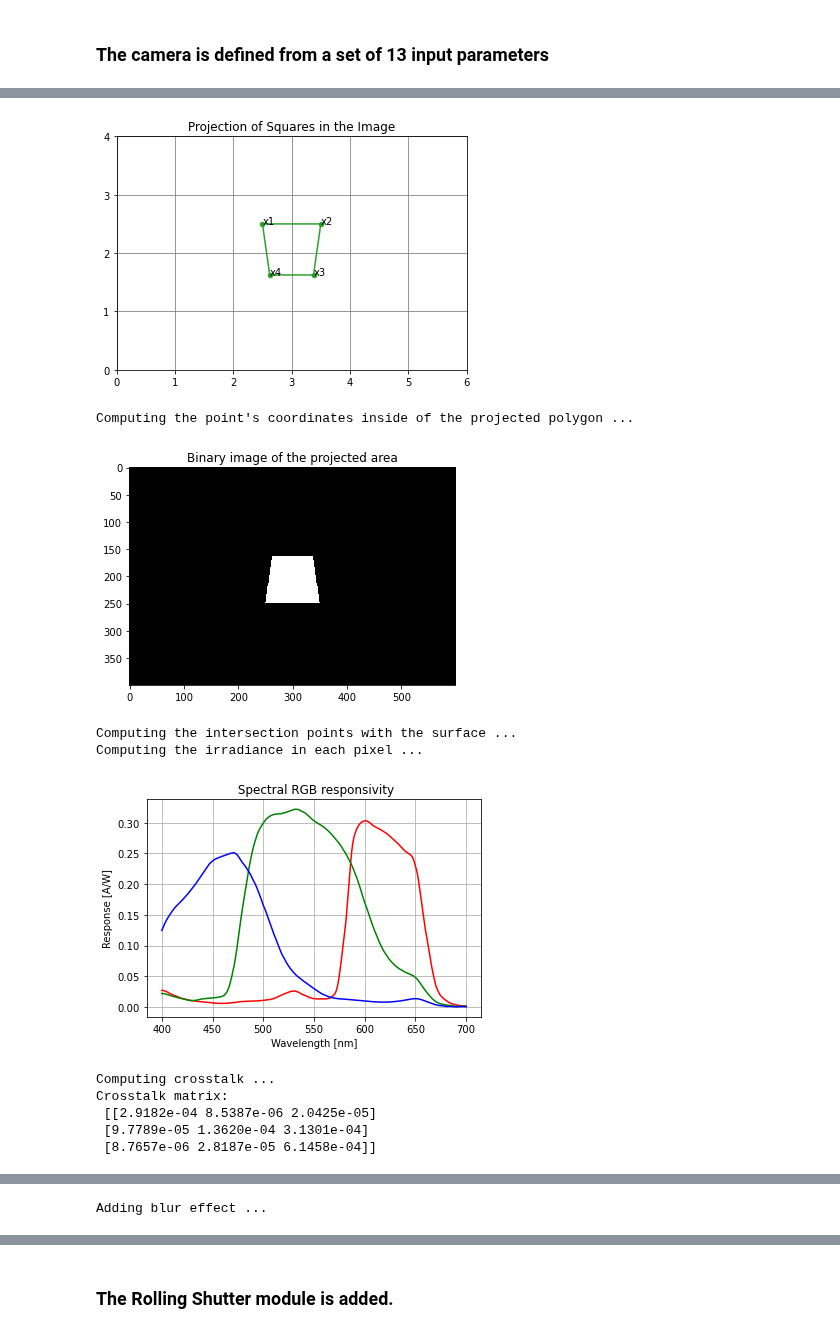
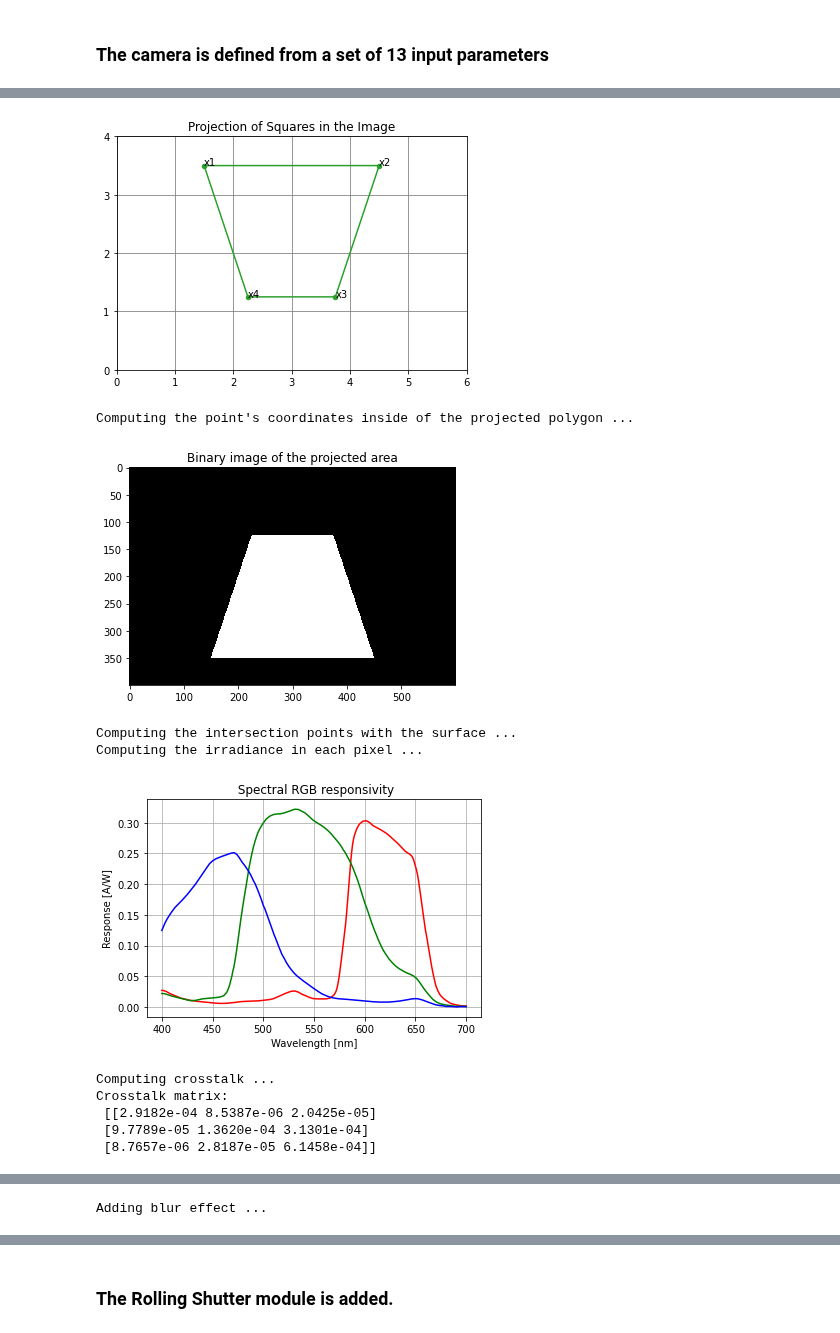
Before and after one commit to jufgutierrezgo/rs-vlc-model, a Jupyter notebook: rs-vlc-simulation.ipynb, the cells around one changed output, grey strips where cells are left out. Drawn from its saved outputs; the diff is of its cells as text; code cells hidden in the pictures.

```diff
--- a/rs-vlc-simulation.ipynb
+++ b/rs-vlc-simulation.ipynb
@@ -16,20 +16,18 @@ import numpy as np
 # %% [markdown]
 ### The trasmitter is defined as a Trasmitter type object from nine input parameters
 # %%
+
 transmitter = Transmitter(
         "Led1",
-        position=[0, 4, 8],
-        normal=[0, 0, -1],
+        position=[3, 4, 6],
+        normal=[0, 1, -1],
         mlambert=1,
         wavelengths=[620, 530, 475],
         fwhm=[20, 30, 20],
         modulation='ieee16',
-        frequency=4000,
+        frequency=2000,
         no_symbols=100,
         luminous_flux=5000
     )
-transmitter.plot_spd_normalized()
-transmitter.plot_spd_at_1lm()
-transmitter.plot_led_pattern()
 print(transmitter)
 # %% [output]
@@ -57,12 +52,12 @@ Total Power emmited by the Transmitter [W]:
 # %%
 surface = Surface(
     name="surfacePlaster",
-    position=[0, 4, 0],
+    position=[3, 4, 2],
     reflectance='plaster',
-    vertex1=[-1, -1, -1],
-    vertex2=[1, -1, -1],
-    vertex3=[1, 1, 1],
-    vertex4=[-1, 1, 1]
+    vertex1=[-1, 0, -1],
+    vertex2=[1, 0, -1],
+    vertex3=[1, 0, 1],
+    vertex4=[-1, 0, 1]
     )
 surface.plot_reflectance()
 surface._group_vertices()
@@ -71,15 +66,15 @@ surface._group_vertices()
 # %% [markdown]
 ### The camera is defined from a set of 13 input parameters
 # %%
-MX = 1.0e2  # number of pixels per unit distance in image coordinates in x direction
-MY = 1.0e2  # number of pixels per unit distance in image coordinates in y direction
+MX = 1e2  # number of pixels per unit distance in image coordinates in x direction
+MY = 1e2  # number of pixels per unit distance in image coordinates in y direction
 FOCAL_LENGTH = 3/MX  # focal length
 PX= 3/MX  # principal point x-coordinate
 PY= 2/MY  # principal point y-coordinate
 THETA_X = np.pi / 2.0  # roll angle
 THETA_Y = np.pi  # pitch angle
 THETA_Z = np.pi  # yaw angle
-C = np.array([0, -3, 0])  # camera centre
+C = np.array([3, 1, 2])  # camera centre
 IMAGE_HEIGTH = 4
 IMAGE_WIDTH = 6
 
@@ -124,6 +119,6 @@ Projection matrix (P):
-[figure, old version]
+[figure, new version]
 Computing the point's coordinates inside of the projected polygon ...
-[figure, old version]
+[figure, new version]
 Computing the intersection points with the surface ...
 Computing the irradiance in each pixel ...
 [figure]
```
Also changed, not shown: parts of 3 cells of this notebook, 3 other files.
